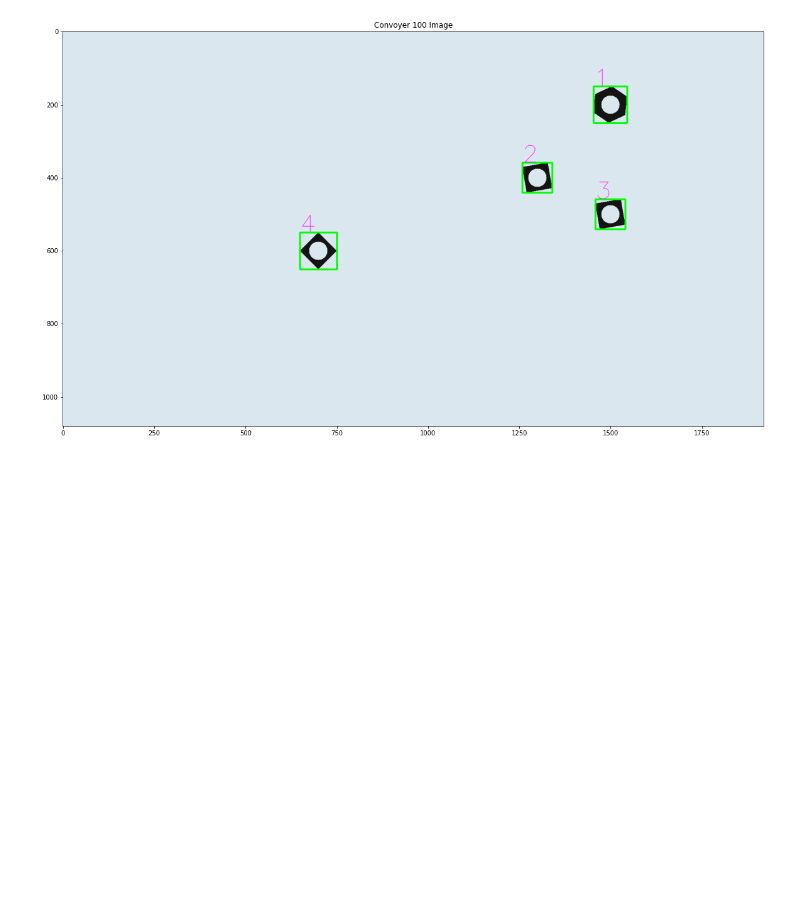
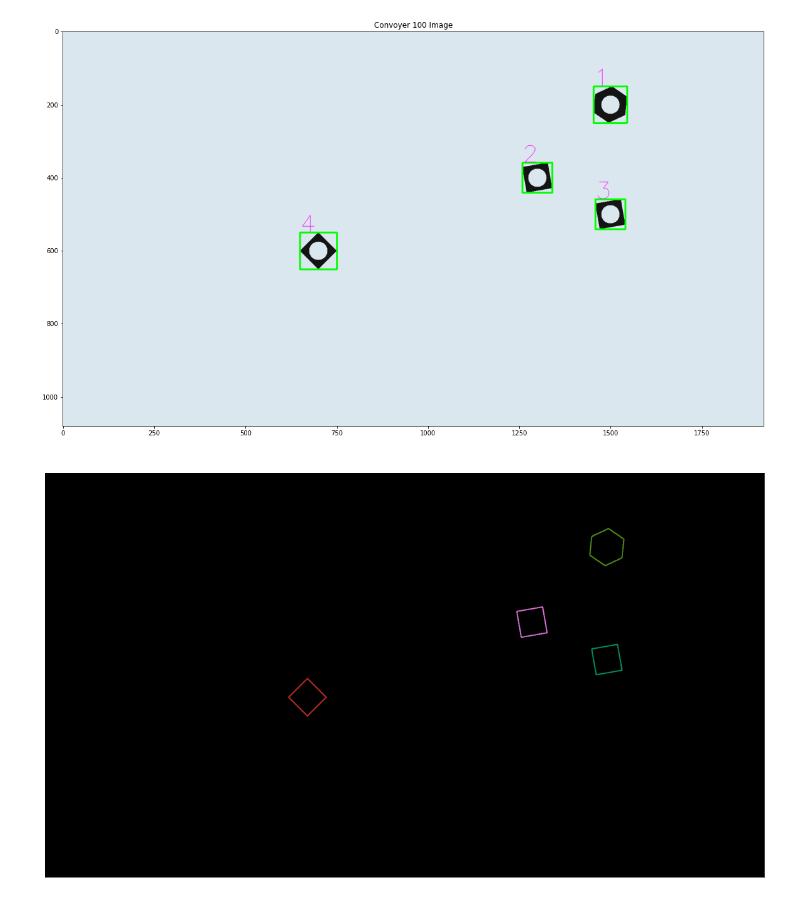
Before and after one commit to L-Shyamal/Image-Processing, a Jupyter notebook: As03.ipynb, the cells around one changed output. Saved outputs shown, nothing was run; the diff lists cells and outputs as text; code cells hidden in the pictures; blank space fills up the shorter version.

```diff
--- a/As03.ipynb
+++ b/As03.ipynb
@@ -147,3 +147,28 @@ Item No : 4
 Area Is = 3144
 Centroid is =  700 600
 [figure]
+# %%
+def ContureAnalyse(img , line_thikness):
+
+    contours, hierarchy = cv.findContours(img, cv.RETR_EXTERNAL, cv.CHAIN_APPROX_SIMPLE)
+    decoy_img = np.zeros((img.shape[0],img.shape[1],3), dtype=np.uint8)
+
+    for i in contours:
+        R,G,B=np.random.randint(0, 255, 3, dtype=np.uint8)
+        cv.drawContours(decoy_img,[i],0, (int(R),int(G),int(B)), line_thikness)
+    return(decoy_img)
+
+
+hexnut_contures = ContureAnalyse(hexnut_template_closed , 1)
+sqrtnut_contures = ContureAnalyse(squarenut_template_closed , 2)
+conv_contures = ContureAnalyse(conveyor_f100_closed,2)
+
+
+fig, ax = plt.subplots(figsize=(20,20))
+ax.imshow(conv_contures)
+ax.set_title("gfg", color='white')
+ax.set_xticks([])
+ax.set_yticks([])
+plt.show()
+# %% [output]
+[figure, added]
```
Also changed, not shown: parts of 3 cells of this notebook.
